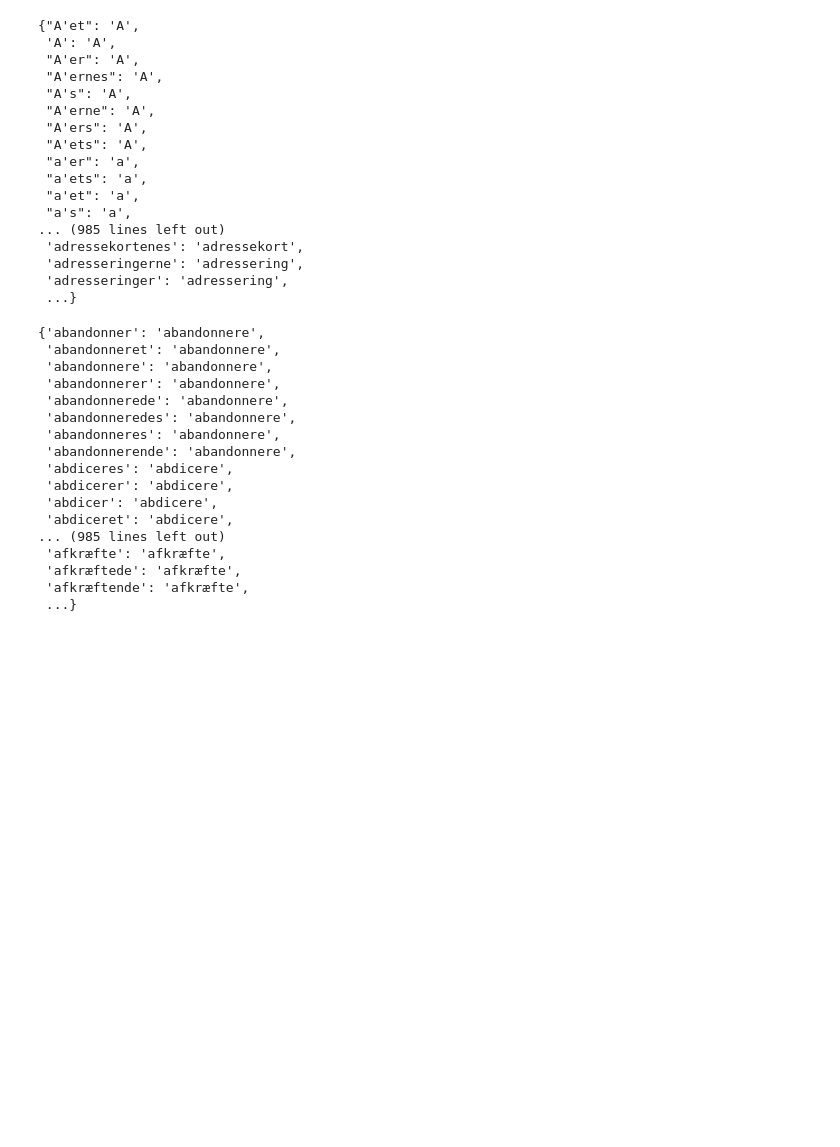
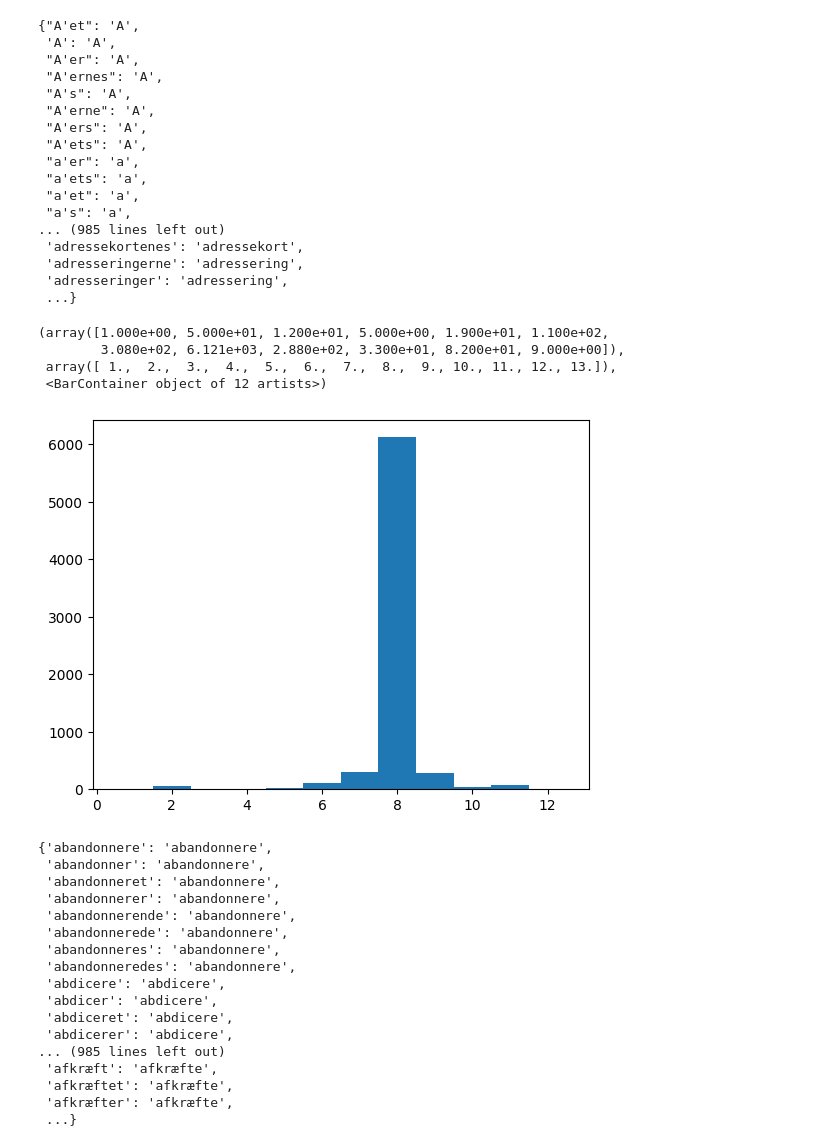
Before and after one commit to Apros7/GrammatikTAK, a Jupyter notebook: DataProcessing/GenderDictionary.ipynb, the cells around one changed output. Drawn from its saved outputs; the diff is of its cells as text; code cells hidden in the pictures; blank space fills up the shorter version.

Commit message:
began making tense dataset

```diff
--- a/DataProcessing/GenderDictionary.ipynb
+++ b/DataProcessing/GenderDictionary.ipynb
@@ -58,7 +58,9 @@ current_lst = []
 for i, row in tqdm(df.iterrows()):
     if row['bøjning'] == "sb." and row['ord1'] == df.iloc[i-1]['ord1']:
         first_word = row['ord1']
-        current_lst += [row['ord1'], row['ord2']]
+        current_lst += [row['ord2']]
+        if row['ord1'] not in current_lst:
+            current_lst += [row['ord1']]
     elif len(current_lst) > 0:
         for value in list(set(current_lst)):
             sb_dict[value] = first_word
@@ -93,37 +95,70 @@ with open("/Users/lucasvilsen/Desktop/GrammatikTAK/Datasets/SbStemDict.pickle",
 # %%
 # verbs
 
+import pandas as pd
+
+df = pd.read_csv("/Users/lucasvilsen/Desktop/GrammatikTAK/Datasets/ordlisteFuldform2021rettet.csv")
+df = df
+
 vb_dict = {}
+stem_to_bøjninger = {}
+nutids_r = {}
+nutids_r_stem = {}
 current_lst = []
+lengths = []
 for i, row in tqdm(df.iterrows()):
     if row['bøjning'] == "vb." and row['ord1'] == df.iloc[i-1]['ord1']:
         first_word = row['ord1']
-        current_lst += [row['ord1'], row['ord2']]
+        if row['ord2'] not in current_lst:
+            current_lst += [row['ord2']]
+        if first_word not in current_lst:
+            current_lst += [first_word]
     elif len(current_lst) > 0:
-        for value in list(set(current_lst)):
+        for value in current_lst:
             vb_dict[value] = first_word
+        #print(current_lst[0], current_lst[1], current_lst[0] == current_lst[1])
+        if current_lst[0] == current_lst[1]:
+            current_lst = current_lst[1:]
+        stem_to_bøjninger[first_word] = current_lst
+        #print(current_lst)
+        lengths.append(len(current_lst))
+        if len(current_lst) > 4:
+            nutids_r[first_word] = [current_lst[0], current_lst[3]]
+            nutids_r_stem[current_lst[0]] = first_word
+            nutids_r_stem[current_lst[3]] = first_word
         current_lst = []
         first_word = ""
     elif row['bøjning'] == "vb.":
         first_word = row['ord1']
         current_lst += [row['ord1'], row['ord2']]
+# %%
+import numpy as np
+import matplotlib.pyplot as plt
+numbers = lengths
+plt.hist(numbers, bins=np.arange(min(numbers), max(numbers)+1), align='left')
+# %% [output]
+(array([1.000e+00, 5.000e+01, 1.200e+01, 5.000e+00, 1.900e+01, 1.100e+02,
+        3.080e+02, 6.121e+03, 2.880e+02, 3.300e+01, 8.200e+01, 9.000e+00]),
+ array([ 1.,  2.,  3.,  4.,  5.,  6.,  7.,  8.,  9., 10., 11., 12., 13.]),
+ <BarContainer object of 12 artists>)
+[figure, added]
 # %%
 vb_dict
 # %% [output]
-{'abandonner': 'abandonnere',
+{'abandonnere': 'abandonnere',
+ 'abandonner': 'abandonnere',
  'abandonneret': 'abandonnere',
- 'abandonnere': 'abandonnere',
  'abandonnerer': 'abandonnere',
+ 'abandonnerende': 'abandonnere',
  'abandonnerede': 'abandonnere',
+ 'abandonneres': 'abandonnere',
  'abandonneredes': 'abandonnere',
- 'abandonneres': 'abandonnere',
- 'abandonnerende': 'abandonnere',
- 'abdiceres': 'abdicere',
- 'abdicerer': 'abdicere',
+ 'abdicere': 'abdicere',
  'abdicer': 'abdicere',
  'abdiceret': 'abdicere',
+ 'abdicerer': 'abdicere',
 ... (985 lines left out)
- 'afkræfte': 'afkræfte',
- 'afkræftede': 'afkræfte',
- 'afkræftende': 'afkræfte',
+ 'afkræft': 'afkræfte',
+ 'afkræftet': 'afkræfte',
+ 'afkræfter': 'afkræfte',
  ...}
```
Also changed, not shown: parts of 4 cells of this notebook, 1 other file.
